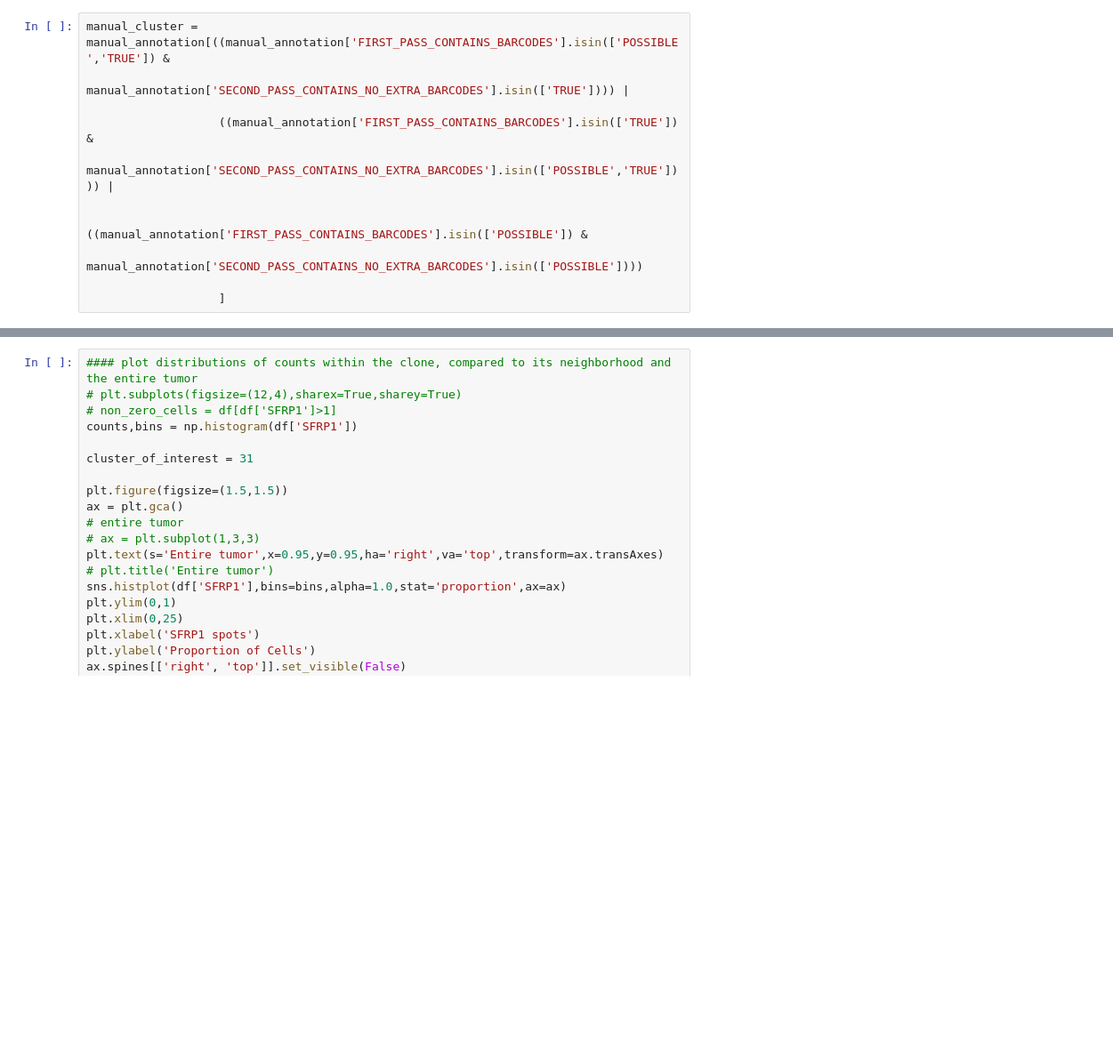
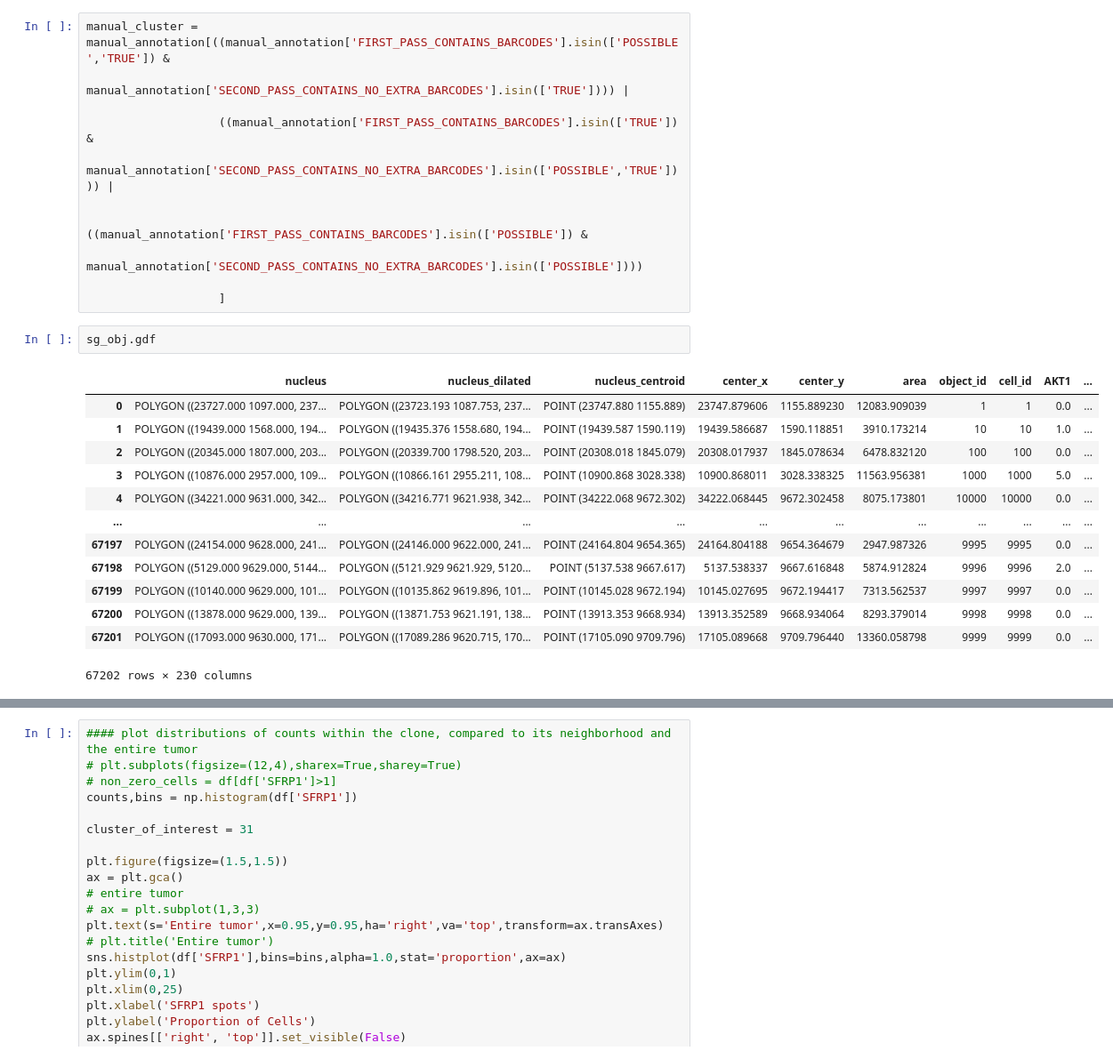
Before and after one commit to grantkinsler/SpatialBarcodes, a Jupyter notebook: plotScripts/plot_clone_space_examples.ipynb, the cells around one changed output, grey strips where cells are left out. Shown at 89% size. Saved outputs shown, nothing was run; the diff lists cells and outputs as text; blank space fills up the shorter version.

```diff
--- a/plotScripts/plot_clone_space_examples.ipynb
+++ b/plotScripts/plot_clone_space_examples.ipynb
@@ -213,3 +245,19 @@ manual_cluster = manual_annotation[((manual_annotation['FIRST_PASS_CONTAINS_BARC
                    manual_annotation['SECOND_PASS_CONTAINS_NO_EXTRA_BARCODES'].isin(['POSSIBLE'])))
 
                    ]
+# %%
+sg_obj.gdf
+# %% [output]
+|  | nucleus | nucleus_dilated | nucleus_centroid | center_x | center_y | area | object_id | cell_id | AKT1 | ... |
+| 0 | POLYGON ((23727.000 1097.000, 237... | POLYGON ((23723.193 1087.753, 237... | POINT (23747.880 1155.889) | 23747.879606 | 1155.889230 | 12083.909039 | 1 | 1 | 0.0 | ... |
+| 1 | POLYGON ((19439.000 1568.000, 194... | POLYGON ((19435.376 1558.680, 194... | POINT (19439.587 1590.119) | 19439.586687 | 1590.118851 | 3910.173214 | 10 | 10 | 1.0 | ... |
+| 2 | POLYGON ((20345.000 1807.000, 203... | POLYGON ((20339.700 1798.520, 203... | POINT (20308.018 1845.079) | 20308.017937 | 1845.078634 | 6478.832120 | 100 | 100 | 0.0 | ... |
+| 3 | POLYGON ((10876.000 2957.000, 109... | POLYGON ((10866.161 2955.211, 108... | POINT (10900.868 3028.338) | 10900.868011 | 3028.338325 | 11563.956381 | 1000 | 1000 | 5.0 | ... |
+| 4 | POLYGON ((34221.000 9631.000, 342... | POLYGON ((34216.771 9621.938, 342... | POINT (34222.068 9672.302) | 34222.068445 | 9672.302458 | 8075.173801 | 10000 | 10000 | 0.0 | ... |
+| ... | ... | ... | ... | ... | ... | ... | ... | ... | ... | ... |
+| 67197 | POLYGON ((24154.000 9628.000, 241... | POLYGON ((24146.000 9622.000, 241... | POINT (24164.804 9654.365) | 24164.804188 | 9654.364679 | 2947.987326 | 9995 | 9995 | 0.0 | ... |
+| 67198 | POLYGON ((5129.000 9629.000, 5144... | POLYGON ((5121.929 9621.929, 5120... | POINT (5137.538 9667.617) | 5137.538337 | 9667.616848 | 5874.912824 | 9996 | 9996 | 2.0 | ... |
+| 67199 | POLYGON ((10140.000 9629.000, 101... | POLYGON ((10135.862 9619.896, 101... | POINT (10145.028 9672.194) | 10145.027695 | 9672.194417 | 7313.562537 | 9997 | 9997 | 0.0 | ... |
+| 67200 | POLYGON ((13878.000 9629.000, 139... | POLYGON ((13871.753 9621.191, 138... | POINT (13913.353 9668.934) | 13913.352589 | 9668.934064 | 8293.379014 | 9998 | 9998 | 0.0 | ... |
+| 67201 | POLYGON ((17093.000 9630.000, 171... | POLYGON ((17089.286 9620.715, 170... | POINT (17105.090 9709.796) | 17105.089668 | 9709.796440 | 13360.058798 | 9999 | 9999 | 0.0 | ... |
+67202 rows × 230 columns
```
Also changed, not shown: parts of 6 cells of this notebook, 3 other files.
